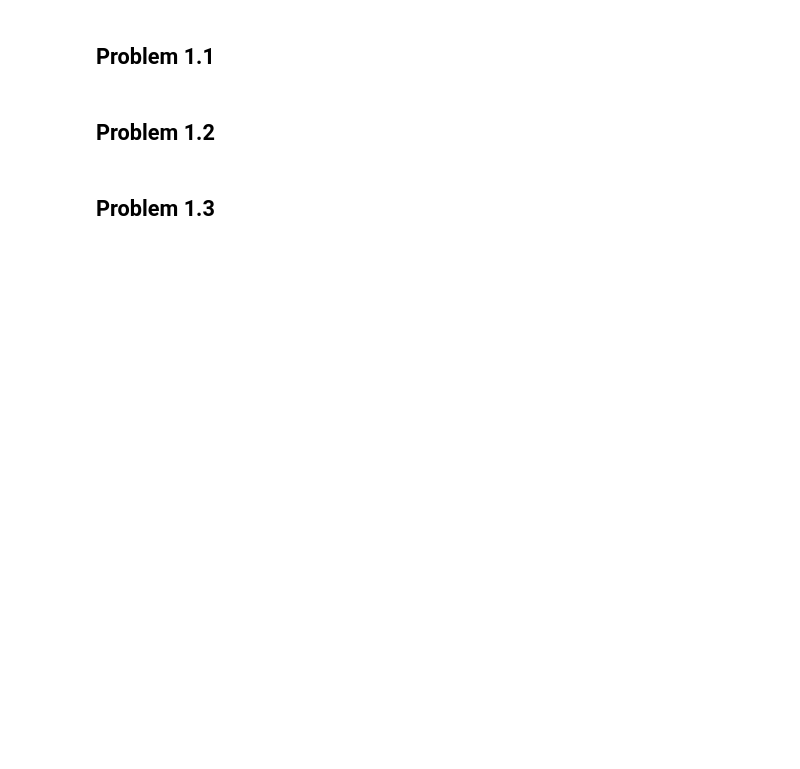
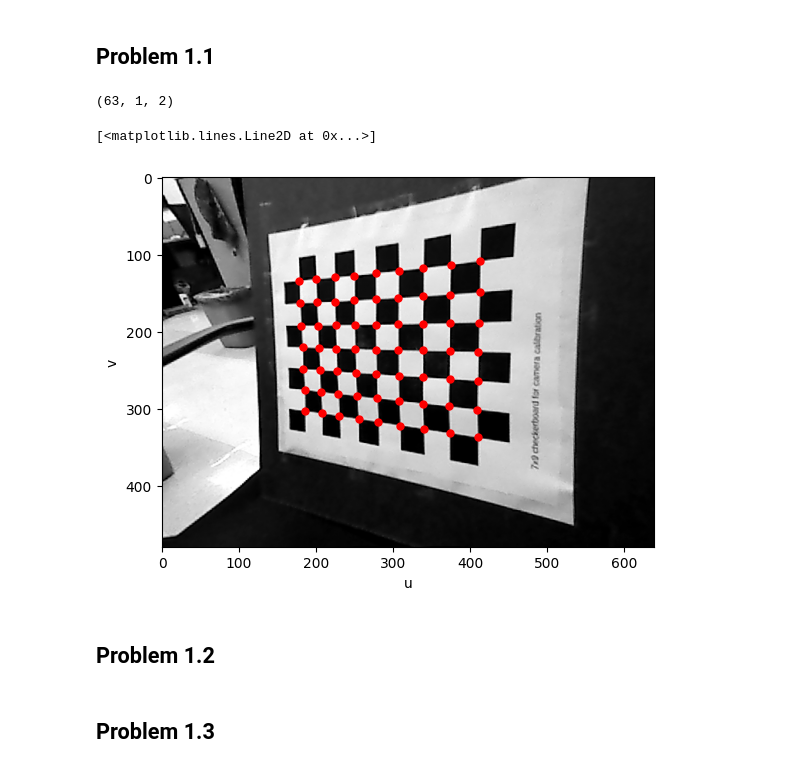
Before and after one commit to kleitherer/opencv-localization-filters, a Jupyter notebook: p1_extrinsics.ipynb, the cells around one changed output. Saved outputs shown, nothing was run; the diff lists cells and outputs as text; code cells hidden in the pictures; blank space fills up the shorter version.

```diff
--- a/p1_extrinsics.ipynb
+++ b/p1_extrinsics.ipynb
@@ -16,27 +16,40 @@ SQUARE_SIZE = 0.0205
 # %%
 # Read the image from file
 img_path = "p1_data/checkerboard.png"
 image = cv2.imread(img_path, 0)
 
 # Plot Corners on top of image
 fig = plt.figure()
 ax = plt.subplot()
 ax.imshow(image, cmap="gray")
 ax.set_ylabel("v")
 ax.set_xlabel("u")
 
 # 1) Find the corner locations of the chessboard in image space.
 #    Hint: Use the function cv2.findChessboardCorners(image, (num_corners_x, num_corners_y))
 #    Hint: findChessboardCorners outputs pixel coordinates!
 # 2) Plot their location in image space over top of the image.
 #    Hint: use ax.plot(...) -- should be one line!
 #    Hint: This should only be 1 line of code!
 
 ncorners_y = 7
 ncorners_x = 9
 # --------- YOUR CODE STARTS HERE ---------------
 
+ret, corners = cv2.findChessboardCorners(image, (ncorners_x, ncorners_y))
+print(corners.shape) # 63 corner points, 1 item per point, 2 coordinates (x,y)
+#corners = corners.reshape(-1, 2) # now we have 63 points, 2 coordinates each
+# to plot we need the x and y coordinates
+#x_coords, y_coords = zip(*corners)
+#ax.plot(x_coords, y_coords, 'ro', markersize=5)
+
+ax.plot(corners.reshape(-1, 2)[:,0], corners.reshape(-1, 2)[:,1], 'ro', markersize=5)
+
 # --------- YOUR CODE ENDS HERE -----------------
+# %% [output]
+(63, 1, 2)
+[<matplotlib.lines.Line2D at 0x...>]
+[figure, added]
 # %% [markdown]
 ## Problem 1.2
 # %%
```
Also changed, not shown: parts of 2 cells of this notebook, 1 other file.
